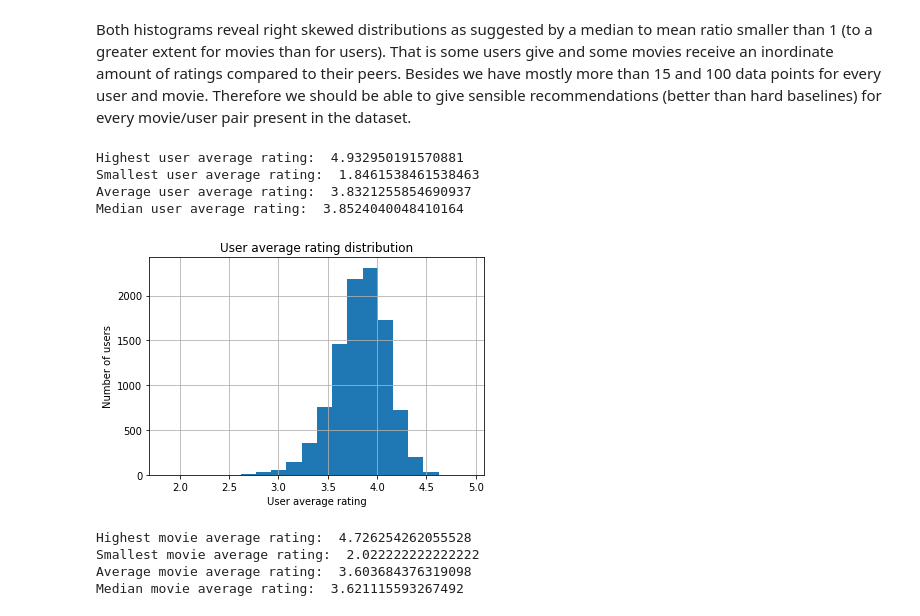
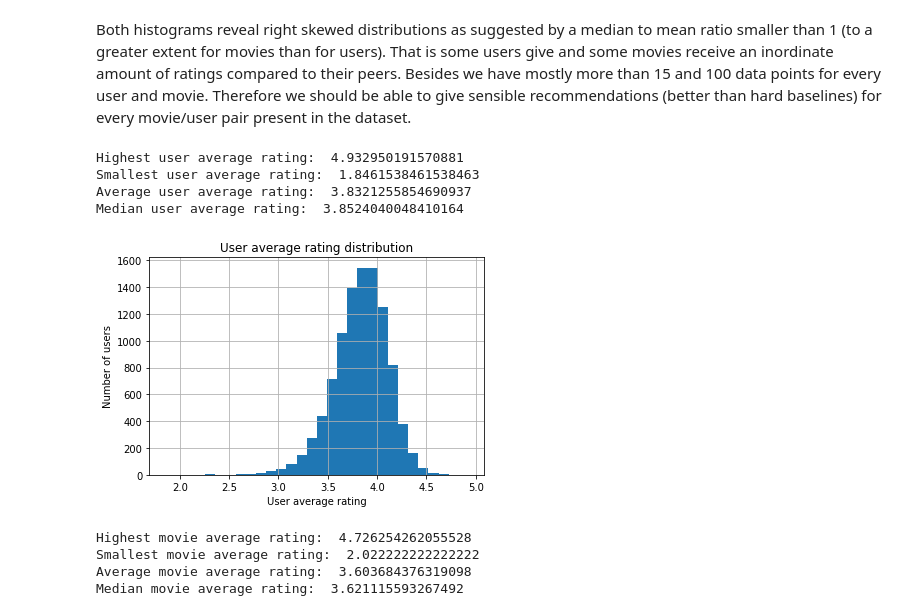
Before and after one commit to BYOBToBBQ/ml_project_2, a Jupyter notebook: Vince_first.ipynb, the cells around one changed output. Drawn from its saved outputs; the diff is of its cells as text; code cells hidden in the pictures.

```diff
--- a/Vince_first.ipynb
+++ b/Vince_first.ipynb
@@ -73,21 +73,21 @@ Both histograms reveal right skewed distributions as suggested by a median to me
 # %%
 #Average rating per user
 user_avg_rating = train.groupby('userID').mean().rating
 print('Highest user average rating: ', user_avg_rating.max())
 print('Smallest user average rating: ', user_avg_rating.min())
 print('Average user average rating: ', user_avg_rating.mean())
 print('Median user average rating: ', user_avg_rating.median())
-user_avg_rating.hist(bins=20)
+user_avg_rating.hist(bins=30)
 plt.xlabel('User average rating')
 plt.ylabel('Number of users')
 plt.title('User average rating distribution')
 plt.show()
 # %% [output]
 Highest user average rating:  4.932950191570881
 Smallest user average rating:  1.8461538461538463
 Average user average rating:  3.8321255854690937
 Median user average rating:  3.8524040048410164
-[figure, old version]
+[figure, new version]
 # %%
 #Average rating per movie
 movie_avg_rating = train.groupby('itemID').mean().rating
```
Also changed, not shown: 3 other files.
